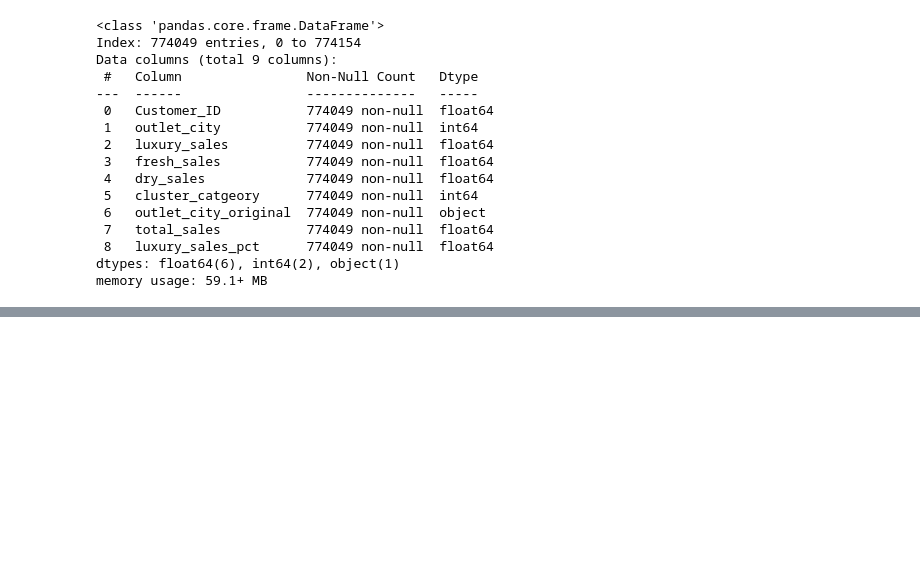
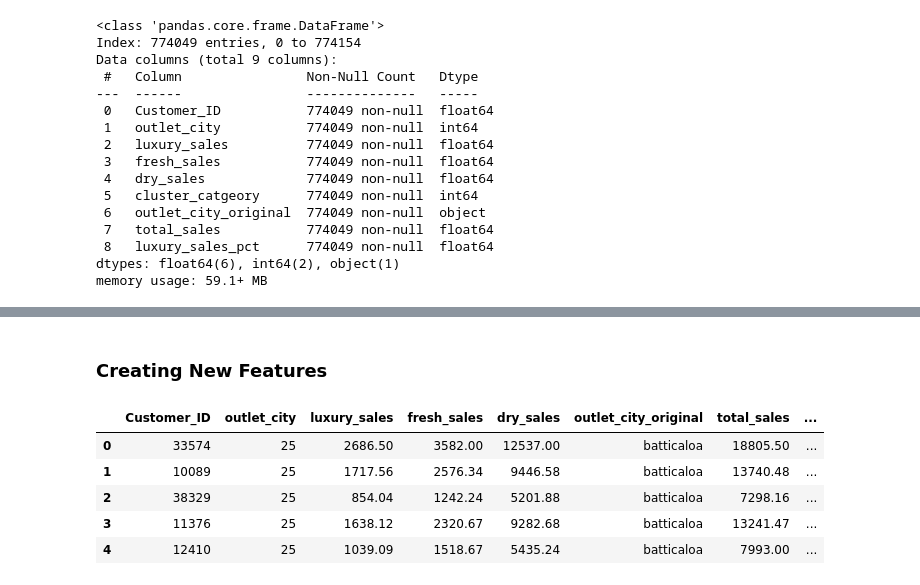
Before and after one commit to DSPL-Project-Group-B10/Cleaning, a Jupyter notebook: DSPL_Cleaning_and_Editing.ipynb, the cells around one changed output, grey strips where cells are left out. Drawn from its saved outputs; the diff is of its cells as text; code cells hidden in the pictures; blank space fills up the shorter version.

Commit message:
EDA Train Test Cleaning

```diff
--- a/DSPL_Cleaning_and_Editing.ipynb
+++ b/DSPL_Cleaning_and_Editing.ipynb
@@ -548,0 +562,3 @@ memory usage: 59.1+ MB
+# %%
+# Reading the Dataset from drive to a data frame
+df = pd.read_csv("/content/drive/MyDrive/Colab Data Files/Data Science Project Lifecycle/Project/test.csv")
@@ -548,0 +636,7 @@ memory usage: 59.1+ MB
+# %%
+# Check for non-numeric values in luxury_sales, fresh_sales, and dry_sales columns and removing
+# This is done to remove any values the algorithm missed
+df = df[~df[['luxury_sales', 'fresh_sales', 'dry_sales']].apply(pd.to_numeric, errors='coerce').isnull().any(axis=1)]
+
+# Check the updated dataframe
+print(df.info())
@@ -548,0 +712,12 @@ memory usage: 59.1+ MB
+# %%
+import pandas as pd
+from sklearn.preprocessing import LabelEncoder
+
+# Preserve original city names
+df['outlet_city_original'] = df['outlet_city']
+
+# Encode 'outlet_city'
+le = LabelEncoder()
+df['outlet_city'] = le.fit_transform(df['outlet_city'].astype(str))
+
+print("Encoding complete. The processed dataset now includes both original and encoded city names.")
@@ -548,0 +735,21 @@ memory usage: 59.1+ MB
+# %% [markdown]
+### Creating New Features
+# %%
+# Convert sales columns to numeric
+sales_cols = ['luxury_sales', 'fresh_sales', 'dry_sales']
+df[sales_cols] = df[sales_cols].apply(pd.to_numeric, errors='coerce')
+
+
+#Creating the Features
+df['total_sales'] = df['luxury_sales'] + df['fresh_sales'] + df['dry_sales']
+df['luxury_sales_pct'] = df['luxury_sales'] / df['total_sales'] * 100
+df.fillna(0, inplace=True)  # Fill any remaining NaNs
+# %%
+df.head()
+# %% [output]
+|  | Customer_ID | outlet_city | luxury_sales | fresh_sales | dry_sales | outlet_city_original | total_sales | ... |
+| 0 | 33574 | 25 | 2686.50 | 3582.00 | 12537.00 | batticaloa | 18805.50 | ... |
+| 1 | 10089 | 25 | 1717.56 | 2576.34 | 9446.58 | batticaloa | 13740.48 | ... |
+| 2 | 38329 | 25 | 854.04 | 1242.24 | 5201.88 | batticaloa | 7298.16 | ... |
+| 3 | 11376 | 25 | 1638.12 | 2320.67 | 9282.68 | batticaloa | 13241.47 | ... |
+| 4 | 12410 | 25 | 1039.09 | 1518.67 | 5435.24 | batticaloa | 7993.00 | ... |
```
Also changed, not shown: parts of 18 cells of this notebook.
